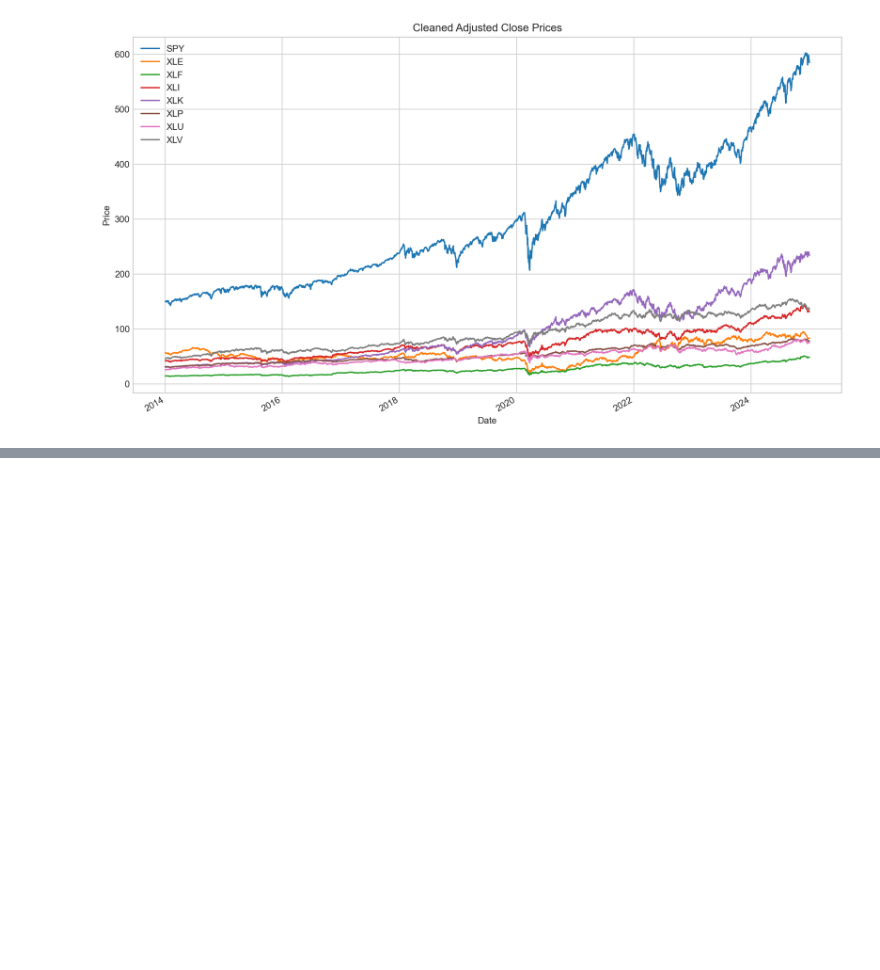
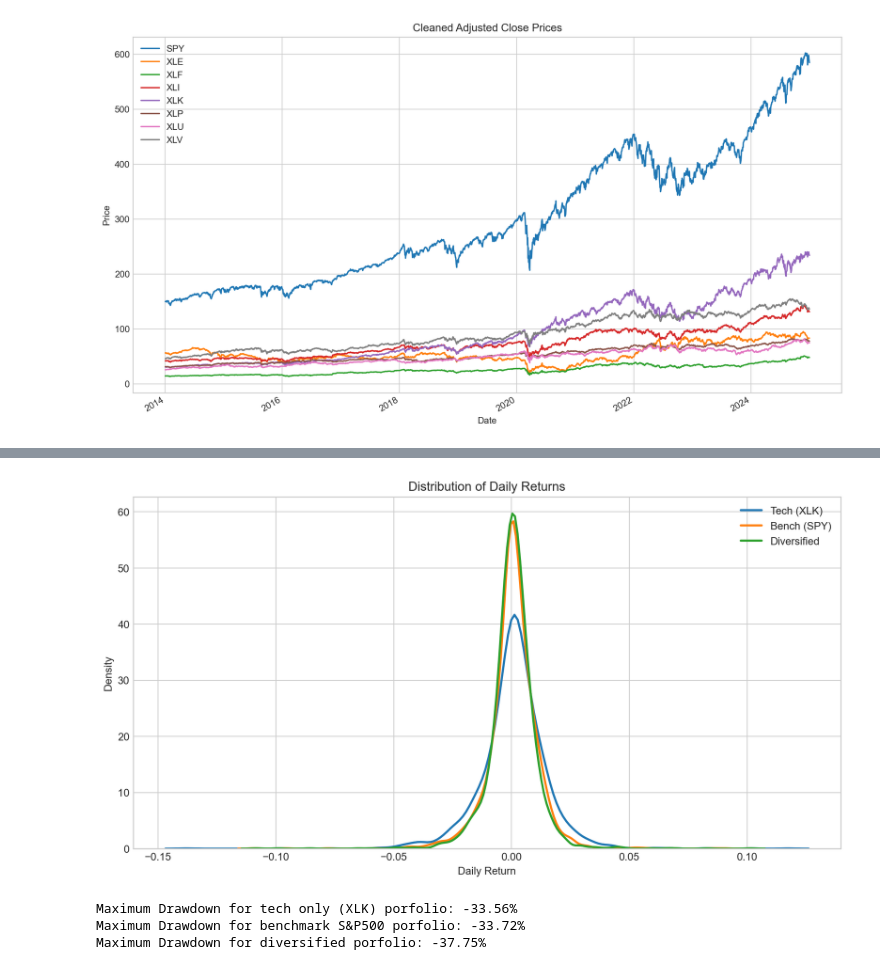
Before and after one commit to OttimoR/diversified-vs-tech-ETFs-portfolios-analysis, a Jupyter notebook: portfolio_analysis.ipynb, the cells around one changed output, grey strips where cells are left out. Cells and saved outputs as stored; diff of their text form; code cells hidden in the pictures; blank space fills up the shorter version.

```diff
--- a/portfolio_analysis.ipynb
+++ b/portfolio_analysis.ipynb
@@ -67,0 +94,31 @@ plt.legend();
+# %%
+sns.kdeplot(tech_returns, label='Tech (XLK)', linewidth = 2)
+sns.kdeplot(bench_returns, label='Bench (SPY)', linewidth = 2)
+sns.kdeplot(div_returns, label='Diversified', linewidth = 2)
+
+plt.title('Distribution of Daily Returns')
+plt.xlabel('Daily Return')
+plt.ylabel('Density')
+plt.legend()
+plt.show()
+# %% [output]
+[figure, added]
+# %%
+#Maximum Drawdown calculations:
+tech_equity_runnimg_max = tech_equity.cummax()
+tech_dd_series = (tech_equity/tech_equity_runnimg_max) - 1
+tech_max_dd = tech_dd_series.min()
+
+bench_equity_runnimg_max = bench_equity.cummax()
+bench_dd_series = (bench_equity/bench_equity_runnimg_max) - 1
+bench_max_dd = bench_dd_series.min()
+
+div_equity_runnimg_max = div_equity.cummax()
+div_dd_series = (div_equity/div_equity_runnimg_max) - 1
+div_max_dd = div_dd_series.min()
+
+print(f'Maximum Drawdown for tech only (XLK) porfolio: {tech_max_dd:.2%}\nMaximum Drawdown for benchmark S&P500 porfolio: {bench_max_dd:.2%}\nMaximum Drawdown for diversified porfolio: {div_max_dd:.2%}')
+# %% [output]
+Maximum Drawdown for tech only (XLK) porfolio: -33.56%
+Maximum Drawdown for benchmark S&P500 porfolio: -33.72%
+Maximum Drawdown for diversified porfolio: -37.75%
```
Also changed, not shown: parts of 7 cells of this notebook.
